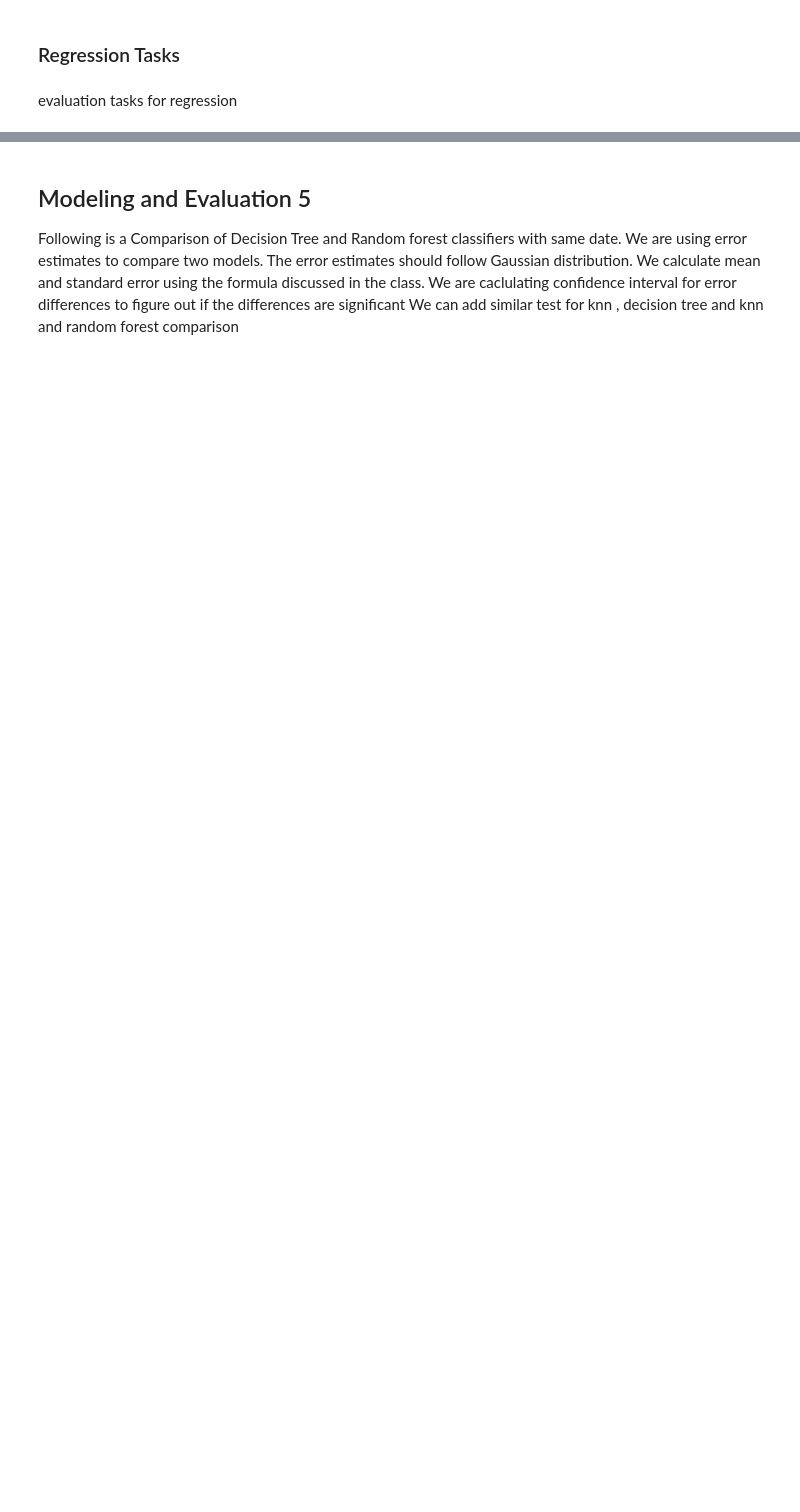
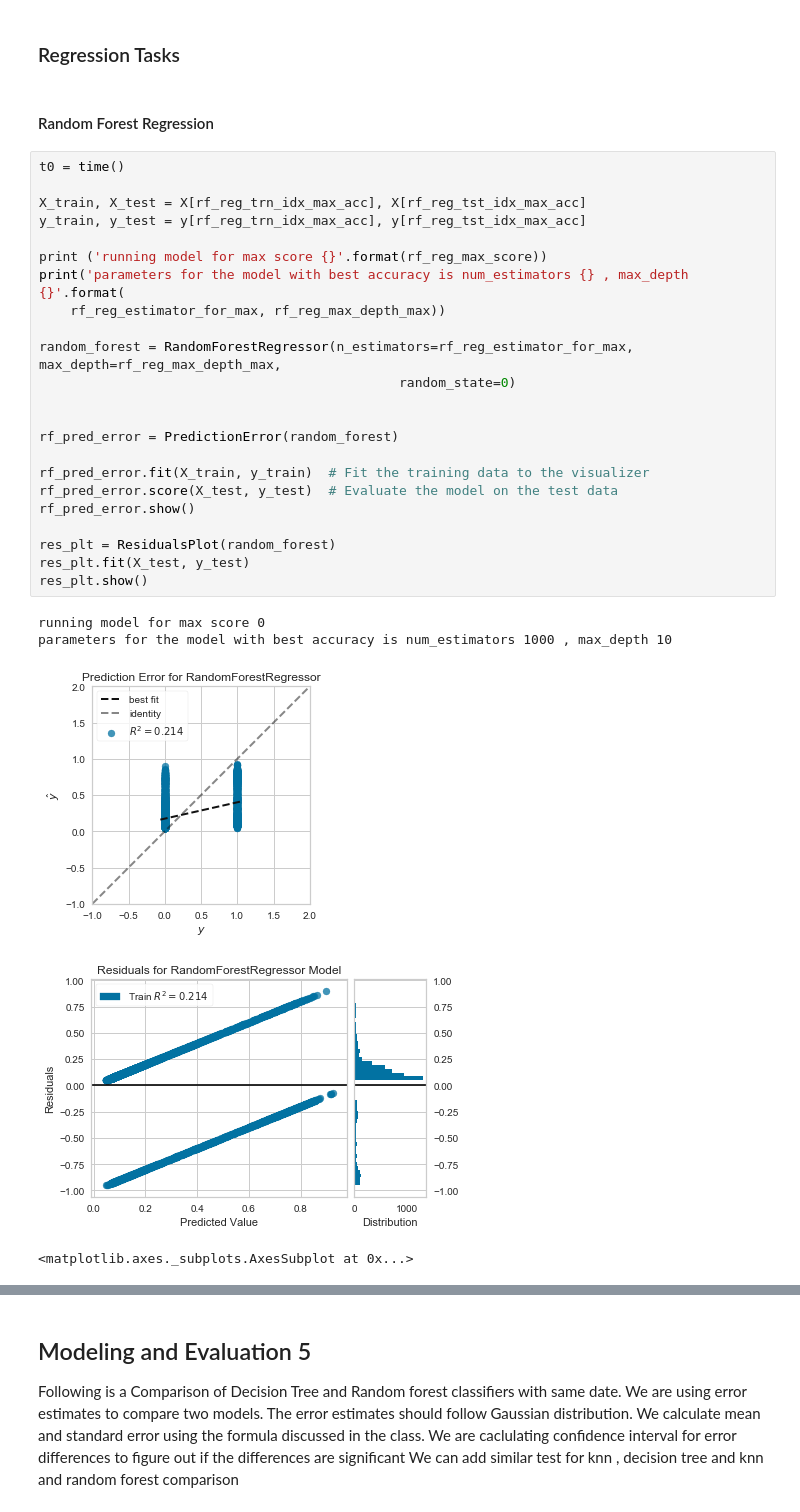
Before and after one commit to pankajti/MSDS_7331_Lab2, a Jupyter notebook: modelling/combined_models.ipynb, the cells around one changed output, grey strips where cells are left out. Cells and saved outputs as stored; diff of their text form; blank space fills up the shorter version.

```diff
--- a/modelling/combined_models.ipynb
+++ b/modelling/combined_models.ipynb
@@ -685,4 +704,33 @@ As we can see from above
 # %% [markdown]
 ### Regression Tasks
-# %% [markdown]
-<TODO > evaluation tasks for regression
+# %% [markdown]
+#### Random Forest Regression
+# %%
+t0 = time()
+
+X_train, X_test = X[rf_reg_trn_idx_max_acc], X[rf_reg_tst_idx_max_acc]
+y_train, y_test = y[rf_reg_trn_idx_max_acc], y[rf_reg_tst_idx_max_acc]
+
+print ('running model for max score {}'.format(rf_reg_max_score))
+print('parameters for the model with best accuracy is num_estimators {} , max_depth {}'.format(
+    rf_reg_estimator_for_max, rf_reg_max_depth_max))
+
+random_forest = RandomForestRegressor(n_estimators=rf_reg_estimator_for_max, max_depth=rf_reg_max_depth_max,
+                                              random_state=0)
+
+
+rf_pred_error = PredictionError(random_forest)
+
+rf_pred_error.fit(X_train, y_train)  # Fit the training data to the visualizer
+rf_pred_error.score(X_test, y_test)  # Evaluate the model on the test data
+rf_pred_error.show()
+
+res_plt = ResidualsPlot(random_forest)
+res_plt.fit(X_test, y_test)
+res_plt.show()
+# %% [output]
+running model for max score 0
+parameters for the model with best accuracy is num_estimators 1000 , max_depth 10
+[figure, added]
+[figure, added]
+<matplotlib.axes._subplots.AxesSubplot at 0x...>
```
Also changed, not shown: parts of 30 cells of this notebook.
